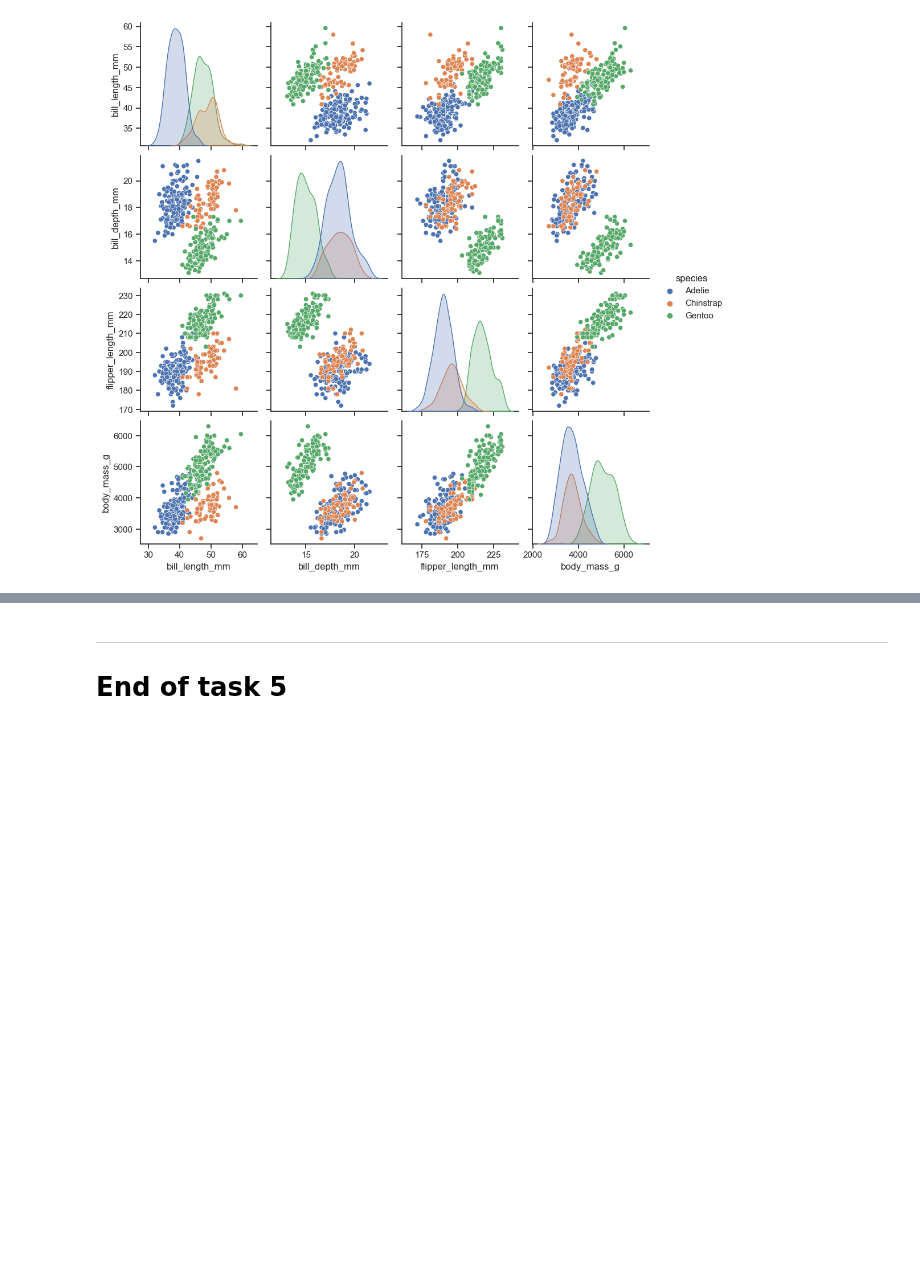
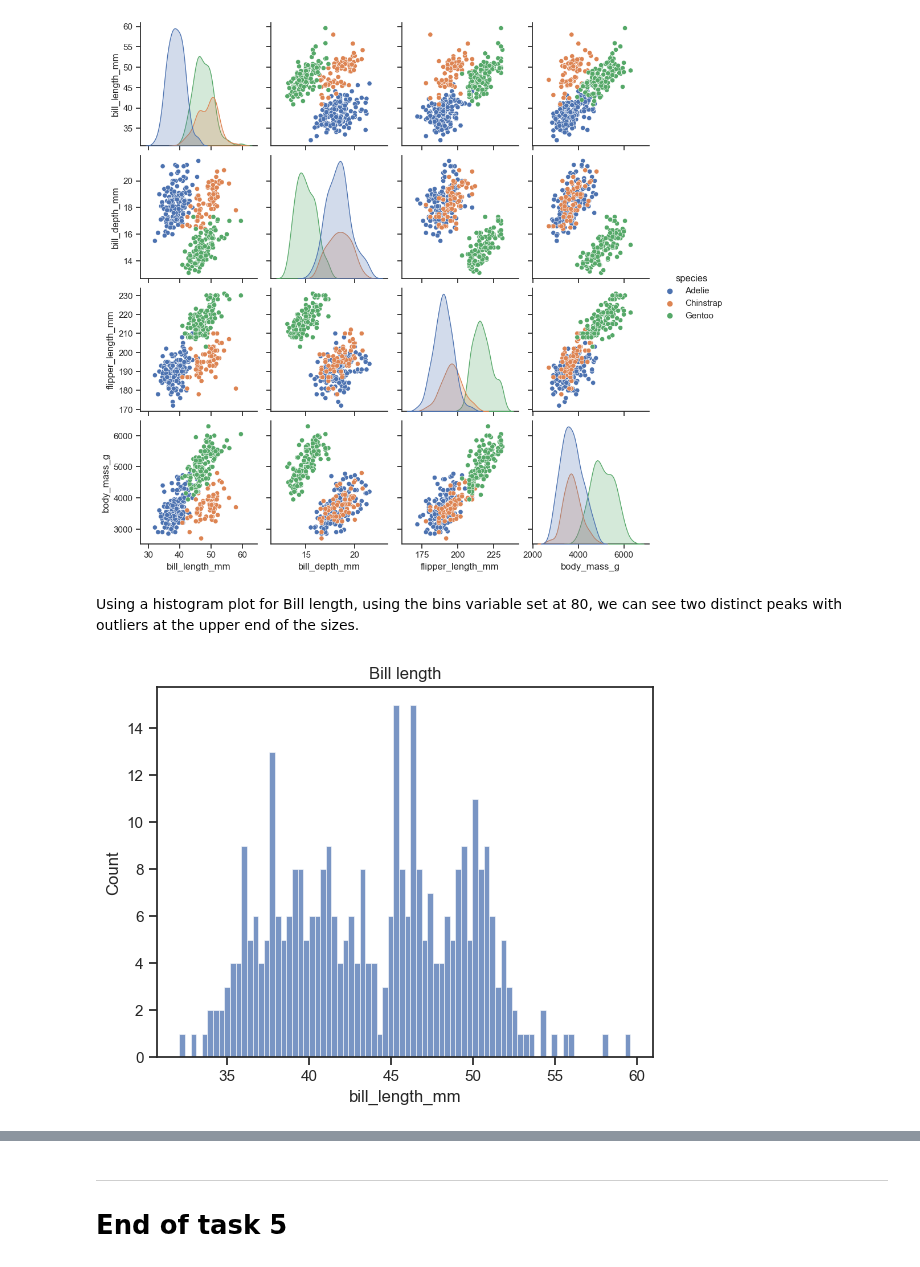
Before and after one commit to kevinsenan/4359-Fundamentals-of-Data-Analysis, a Jupyter notebook: Tasks.ipynb, the cells around one changed output, grey strips where cells are left out. Drawn from its saved outputs; the diff is of its cells as text; code cells hidden in the pictures; blank space fills up the shorter version.

```diff
--- a/Tasks.ipynb
+++ b/Tasks.ipynb
@@ -398,3 +398,12 @@ sns.pairplot(df, hue="species")
 # %% [output]
 <seaborn.axisgrid.PairGrid at 0x...>
 [figure]
+# %% [markdown]
+Using a histogram plot for Bill length, using the bins variable set at 80, we can see two distinct peaks with outliers at the upper end of the sizes.
+# %%
+sns.histplot(data=df, x='bill_length_mm', bins = 80)
+plt.title('Bill length')
+plt.savefig("img/Histogram Bill length")
+plt.show()
+# %% [output]
+[figure, added]
```
Also changed, not shown: parts of 11 cells of this notebook, 7 other files.
